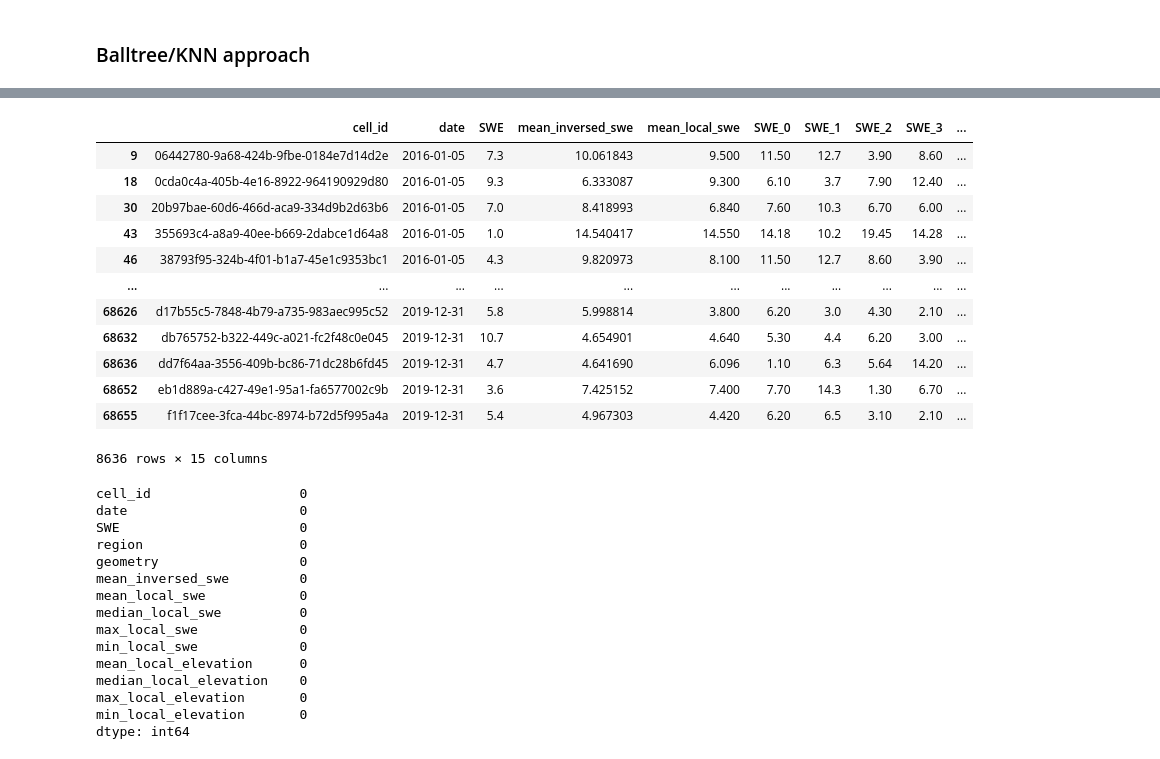
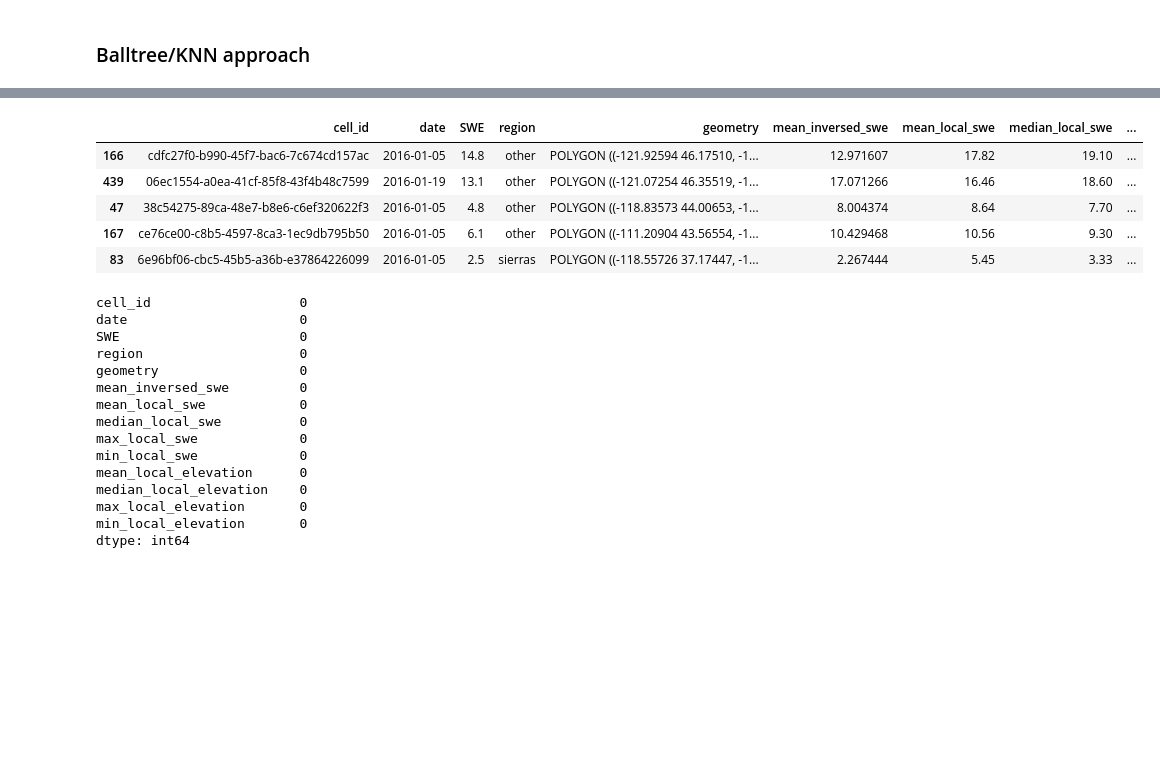
Before and after one commit to Seiris21/ucb2022.snowcast, a Jupyter notebook: notebooks/data_ingestion/SnowCast Showdown Data Wrangling.ipynb, the cells around one changed output, grey strips where cells are left out. Cells and saved outputs as stored; diff of their text form; code cells hidden in the pictures; blank space fills up the shorter version.

```diff
--- a/notebooks/data_ingestion/SnowCast Showdown Data Wrangling.ipynb
+++ b/notebooks/data_ingestion/SnowCast Showdown Data Wrangling.ipynb
@@ -254,7 +256,7 @@ print(len(traindf.loc[traindf["region"] == "sierras", "region"]))
 37017
 # %%
 print(len(traindf))
-traindf = traindf.loc[pd.to_datetime(traindf.date) >= datetime.strptime("2016-01-01", "%Y-%m-%d")].reset_index(drop = True)
+traindf = traindf.loc[pd.to_datetime(traindf.date) >= datetime.strptime("2016-01-01", "%Y-%m-%d")].reset_index(drop = True).iloc[0:500]
 print(len(traindf["region"]))
 traindf.head()
 # %% [output]
@@ -506,19 +497,12 @@ traindf.iloc[34784:34789]
-# %%
-traindf[traindf['distance_4']>74400][['cell_id','date','SWE','mean_inversed_swe','mean_local_swe','SWE_0','SWE_1','SWE_2','SWE_3','SWE_4','distance_0','distance_1','distance_2','distance_3','distance_4']]
-# %% [output]
-|  | cell_id | date | SWE | mean_inversed_swe | mean_local_swe | SWE_0 | SWE_1 | SWE_2 | SWE_3 | ... |
-| 9 | 06442780-9a68-424b-9fbe-0184e7d14d2e | 2016-01-05 | 7.3 | 10.061843 | 9.500 | 11.50 | 12.7 | 3.90 | 8.60 | ... |
-| 18 | 0cda0c4a-405b-4e16-8922-964190929d80 | 2016-01-05 | 9.3 | 6.333087 | 9.300 | 6.10 | 3.7 | 7.90 | 12.40 | ... |
-| 30 | 20b97bae-60d6-466d-aca9-334d9b2d63b6 | 2016-01-05 | 7.0 | 8.418993 | 6.840 | 7.60 | 10.3 | 6.70 | 6.00 | ... |
-| 43 | 355693c4-a8a9-40ee-b669-2dabce1d64a8 | 2016-01-05 | 1.0 | 14.540417 | 14.550 | 14.18 | 10.2 | 19.45 | 14.28 | ... |
-| 46 | 38793f95-324b-4f01-b1a7-45e1c9353bc1 | 2016-01-05 | 4.3 | 9.820973 | 8.100 | 11.50 | 12.7 | 8.60 | 3.90 | ... |
-| ... | ... | ... | ... | ... | ... | ... | ... | ... | ... | ... |
-| 68626 | d17b55c5-7848-4b79-a735-983aec995c52 | 2019-12-31 | 5.8 | 5.998814 | 3.800 | 6.20 | 3.0 | 4.30 | 2.10 | ... |
-| 68632 | db765752-b322-449c-a021-fc2f48c0e045 | 2019-12-31 | 10.7 | 4.654901 | 4.640 | 5.30 | 4.4 | 6.20 | 3.00 | ... |
-| 68636 | dd7f64aa-3556-409b-bc86-71dc28b6fd45 | 2019-12-31 | 4.7 | 4.641690 | 6.096 | 1.10 | 6.3 | 5.64 | 14.20 | ... |
-| 68652 | eb1d889a-c427-49e1-95a1-fa6577002c9b | 2019-12-31 | 3.6 | 7.425152 | 7.400 | 7.70 | 14.3 | 1.30 | 6.70 | ... |
-| 68655 | f1f17cee-3fca-44bc-8974-b72d5f995a4a | 2019-12-31 | 5.4 | 4.967303 | 4.420 | 6.20 | 6.5 | 3.10 | 2.10 | ... |
-8636 rows × 15 columns
+# %%
+traindf.sample(frac = .1).head()
+# %% [output]
+|  | cell_id | date | SWE | region | geometry | mean_inversed_swe | mean_local_swe | median_local_swe | ... |
+| 166 | cdfc27f0-b990-45f7-bac6-7c674cd157ac | 2016-01-05 | 14.8 | other | POLYGON ((-121.92594 46.17510, -1... | 12.971607 | 17.82 | 19.10 | ... |
+| 439 | 06ec1554-a0ea-41cf-85f8-43f4b48c7599 | 2016-01-19 | 13.1 | other | POLYGON ((-121.07254 46.35519, -1... | 17.071266 | 16.46 | 18.60 | ... |
+| 47 | 38c54275-89ca-48e7-b8e6-c6ef320622f3 | 2016-01-05 | 4.8 | other | POLYGON ((-118.83573 44.00653, -1... | 8.004374 | 8.64 | 7.70 | ... |
+| 167 | ce76ce00-c8b5-4597-8ca3-1ec9db795b50 | 2016-01-05 | 6.1 | other | POLYGON ((-111.20904 43.56554, -1... | 10.429468 | 10.56 | 9.30 | ... |
+| 83 | 6e96bf06-cbc5-45b5-a36b-e37864226099 | 2016-01-05 | 2.5 | sierras | POLYGON ((-118.55726 37.17447, -1... | 2.267444 | 5.45 | 3.33 | ... |
 # %%
 traindf = traindf[['cell_id','date','SWE','region','geometry','mean_inversed_swe',
                    'mean_local_swe','median_local_swe','max_local_swe','min_local_swe',
```
Also changed, not shown: parts of 22 cells of this notebook.
